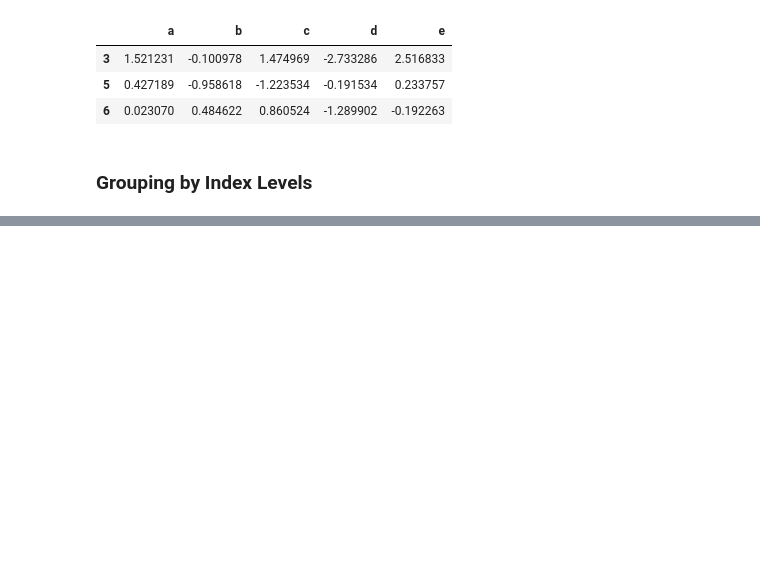
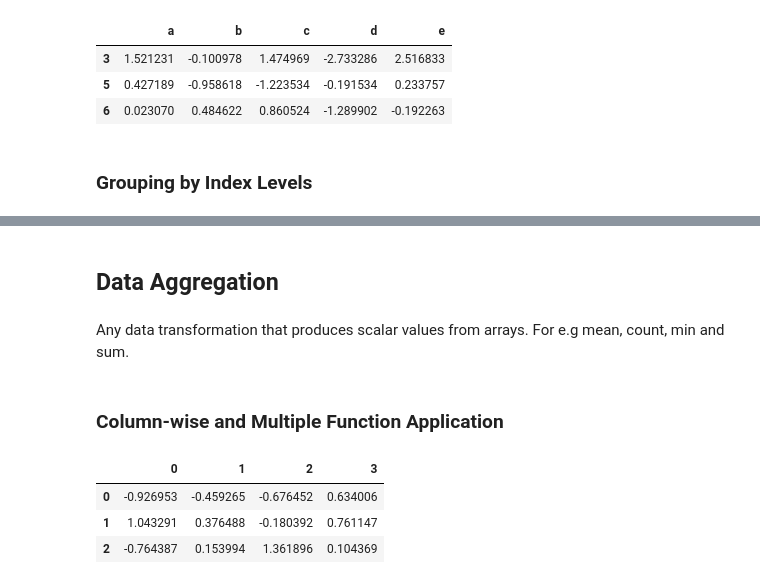
Before and after one commit to reetawwsum/Jupyter-Notebooks, a Jupyter notebook: Python for Data Analysis.ipynb, the cells around one changed output, grey strips where cells are left out. Drawn from its saved outputs; the diff is of its cells as text; code cells hidden in the pictures; blank space fills up the shorter version.

```diff
--- a/Python for Data Analysis.ipynb
+++ b/Python for Data Analysis.ipynb
@@ -1968,0 +1991,15 @@ people.groupby(len).sum()
+# %% [markdown]
+## Data Aggregation
+# %% [markdown]
+Any data transformation that produces scalar values from arrays. For e.g mean, count, min and sum.
+# %% [markdown]
+### Column-wise and Multiple Function Application
+# %%
+df = pd.DataFrame(np.random.randn(1, 12).reshape(3, 4))
+# %%
+df
+# %% [output]
+|  | 0 | 1 | 2 | 3 |
+| 0 | -0.926953 | -0.459265 | -0.676452 | 0.634006 |
+| 1 | 1.043291 | 0.376488 | -0.180392 | 0.761147 |
+| 2 | -0.764387 | 0.153994 | 1.361896 | 0.104369 |
```
Also changed, not shown: parts of 8 cells of this notebook.
